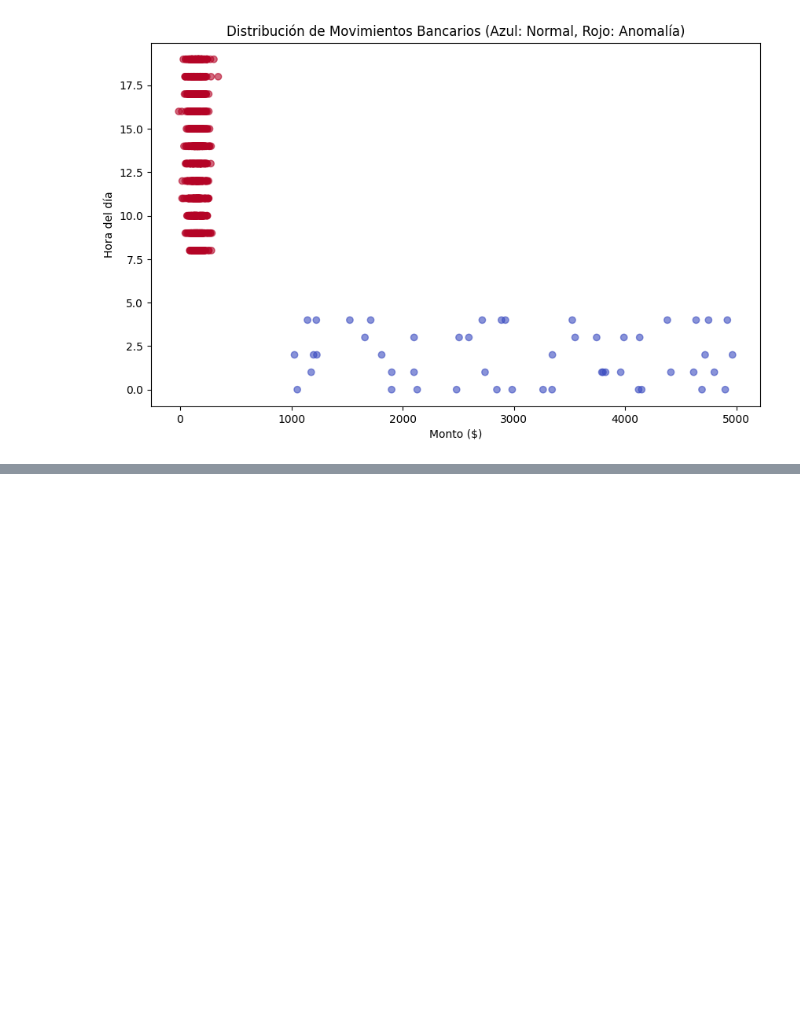
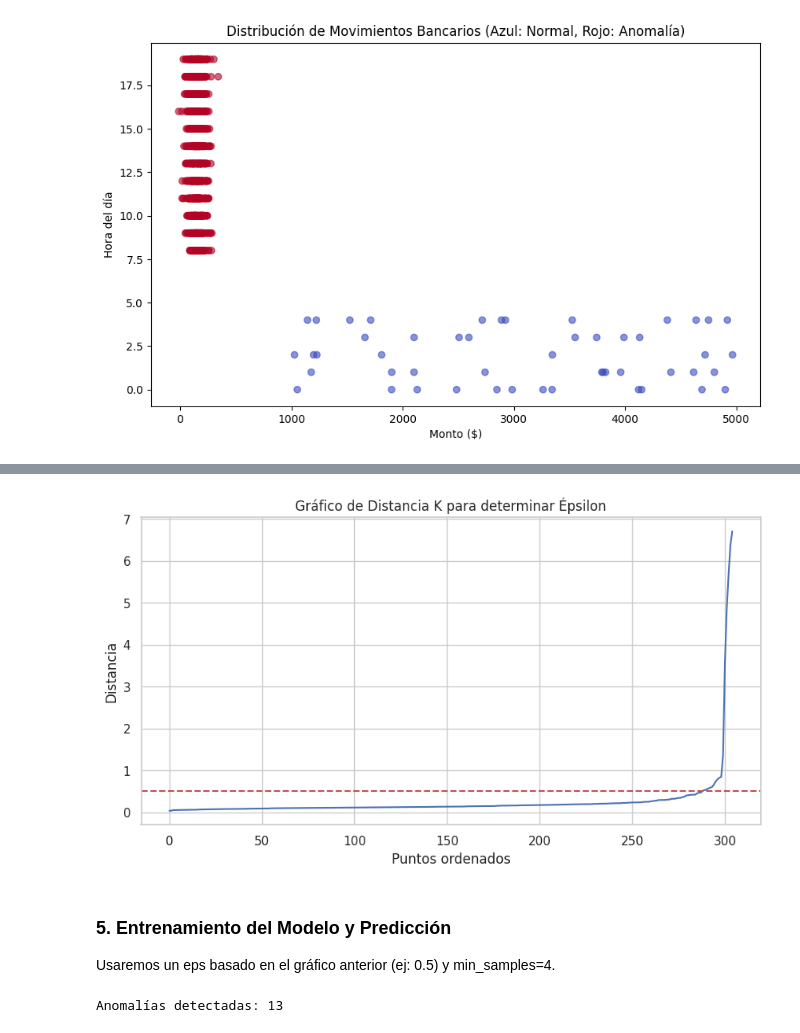
Before and after one commit to paranedagarcia/Cienciadedatos, a Jupyter notebook: 9.Casos/Deteccion de anomalias financieras.ipynb, the cells around one changed output, grey strips where cells are left out. Drawn from its saved outputs; the diff is of its cells as text; code cells hidden in the pictures; blank space fills up the shorter version.

```diff
--- a/9.Casos/Deteccion de anomalias financieras.ipynb
+++ b/9.Casos/Deteccion de anomalias financieras.ipynb
@@ -115,0 +186,35 @@ weighted avg       0.99      0.99      0.99       315
+# %%
+
+# Calcular distancias al k-ésimo vecino (k = min_samples)
+min_samples = 4
+neighbors = NearestNeighbors(n_neighbors=min_samples)
+neighbors_fit = neighbors.fit(X_scaled)
+distances, indices = neighbors_fit.kneighbors(X_scaled)
+
+# Ordenar y graficar
+distances = np.sort(distances[:, min_samples-1], axis=0)
+plt.figure(figsize=(10, 5))
+plt.plot(distances)
+plt.title("Gráfico de Distancia K para determinar Épsilon")
+plt.xlabel("Puntos ordenados")
+plt.ylabel("Distancia")
+plt.axhline(y=0.5, color='r', linestyle='--') # Ejemplo de punto de corte
+plt.show()
+# %% [output]
+[figure, added]
+# %% [markdown]
+### 5. Entrenamiento del Modelo y Predicción
+Usaremos un eps basado en el gráfico anterior (ej: 0.5) y min_samples=4.
+# %%
+# Aplicar DBSCAN
+dbscan = DBSCAN(eps=0.5, min_samples=4)
+clusters = dbscan.fit_predict(X_scaled)
+
+# Los puntos etiquetados como -1 son las anomalías detectadas
+df['Cluster'] = clusters
+df['Es_Anomalia'] = df['Cluster'] == -1
+
+n_anomalias = df['Es_Anomalia'].sum()
+print(f"Anomalías detectadas: {n_anomalias}")
+# %% [output]
+Anomalías detectadas: 13
```
Also changed, not shown: parts of 11 cells of this notebook, 2 other files.
